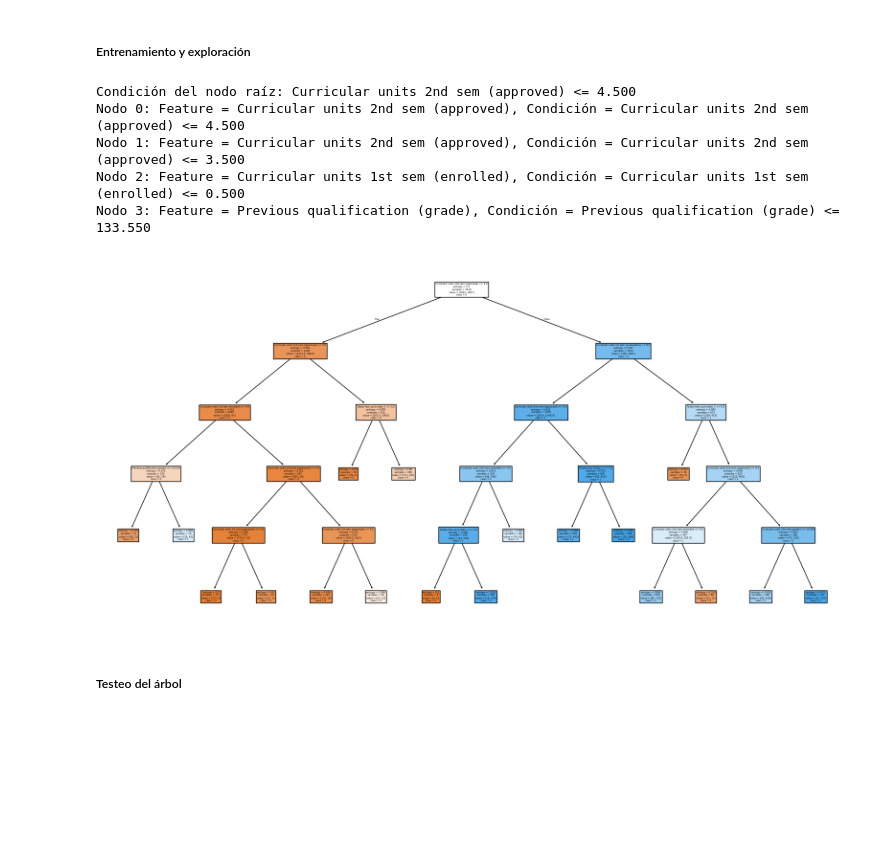
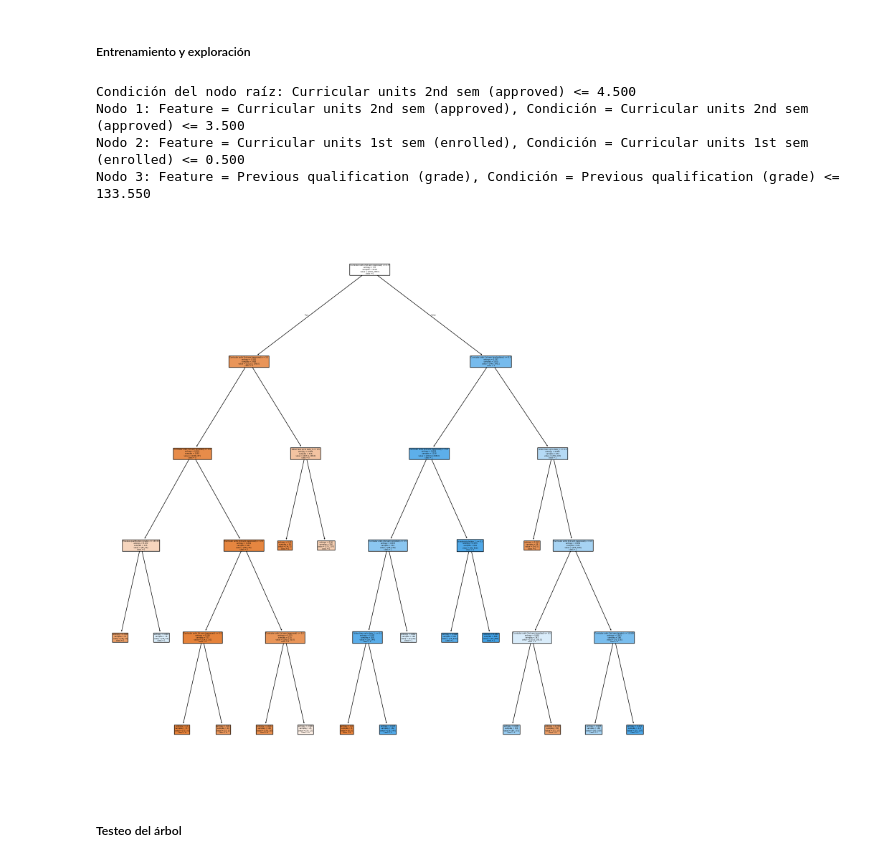
Before and after one commit to Jsar9/Signal-Processing-Workshop, a Jupyter notebook: TPs/TP5/TP5_Sarmiento_Jorge_104241.ipynb, the cells around one changed output. Saved outputs shown, nothing was run; the diff lists cells and outputs as text; code cells hidden in the pictures; blank space fills up the shorter version.

```diff
--- a/TPs/TP5/TP5_Sarmiento_Jorge_104241.ipynb
+++ b/TPs/TP5/TP5_Sarmiento_Jorge_104241.ipynb
@@ -186,37 +187,36 @@ new_model.fit(x_train, y_train)
 root_feature = x_train.columns[new_model.tree_.feature[0]]
 
 #Se obtiene el umbral de decisión del root
 root_threshold = new_model.tree_.threshold[0]
 
 print(f"Condición del nodo raíz: {root_feature} <= {root_threshold:.3f}") #Nodos a izquierda siempre son <= que el umbral
 
 
 #Se imprimen los primeros 5 nodos
-for i in range(5):
+for i in range(1,5):
     feature = new_model.tree_.feature[i] #El feature de cada nodo
     threshold = new_model.tree_.threshold[i] #El umbral de cada nodo
 
     if feature != -2:  #Se seleccionan los nodos que no son hojas
         print(f"Nodo {i}: Feature = {x_train.columns[feature]}, Condición = {x_train.columns[feature]} <= {threshold:.3f}")
 
 #--------------------------------------------------------- Gráfico del arbol completo
 
-plt.figure(figsize=(20,10))
+plt.figure(figsize=(20,20))
 plot_tree(
     new_model,
     feature_names=x_train.columns,         #Se obtienen los nombres de los features
     class_names=[str(c) for c in np.unique(y_train)],  #Se colocan los nombres de las clases
     filled=True,                     #Se colorea el nodo con la clase mayoritaria
 )
 
 plt.show()
 # %% [output]
 Condición del nodo raíz: Curricular units 2nd sem (approved) <= 4.500
-Nodo 0: Feature = Curricular units 2nd sem (approved), Condición = Curricular units 2nd sem (approved) <= 4.500
 Nodo 1: Feature = Curricular units 2nd sem (approved), Condición = Curricular units 2nd sem (approved) <= 3.500
 Nodo 2: Feature = Curricular units 1st sem (enrolled), Condición = Curricular units 1st sem (enrolled) <= 0.500
 Nodo 3: Feature = Previous qualification (grade), Condición = Previous qualification (grade) <= 133.550
-[figure, old version]
+[figure, new version]
 # %% [markdown]
 ##### Testeo del árbol
 # %%
```
Also changed, not shown: parts of 9 cells of this notebook.
